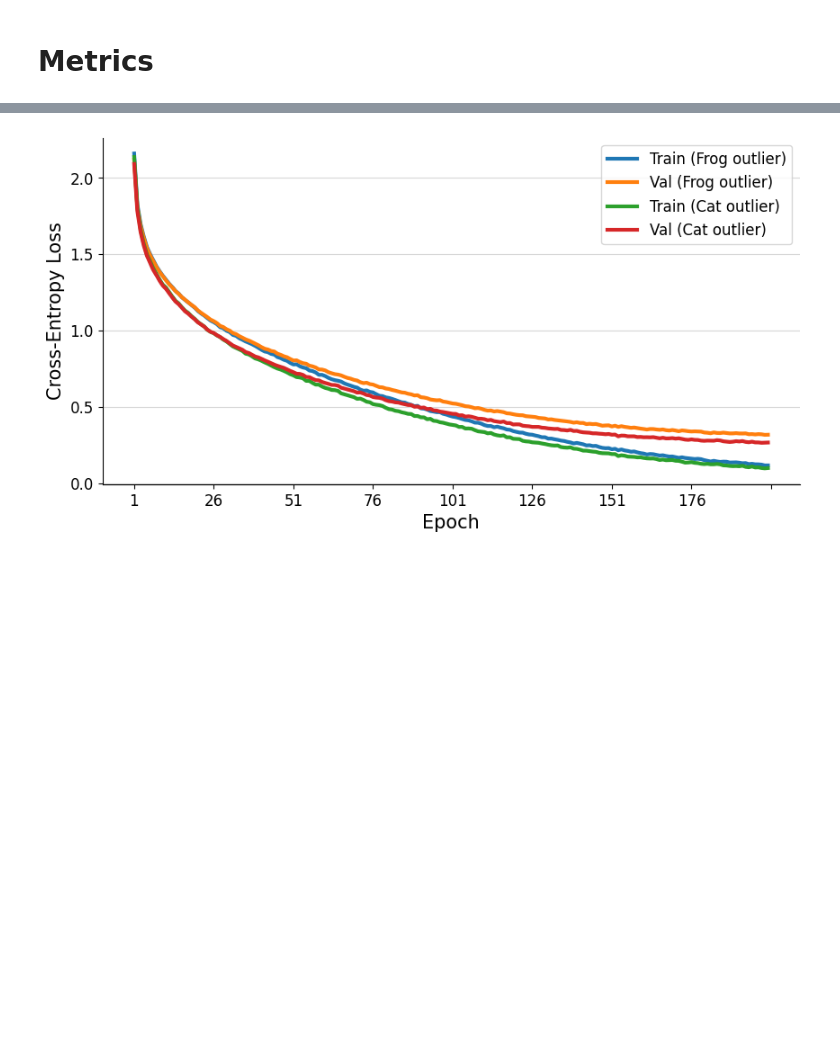
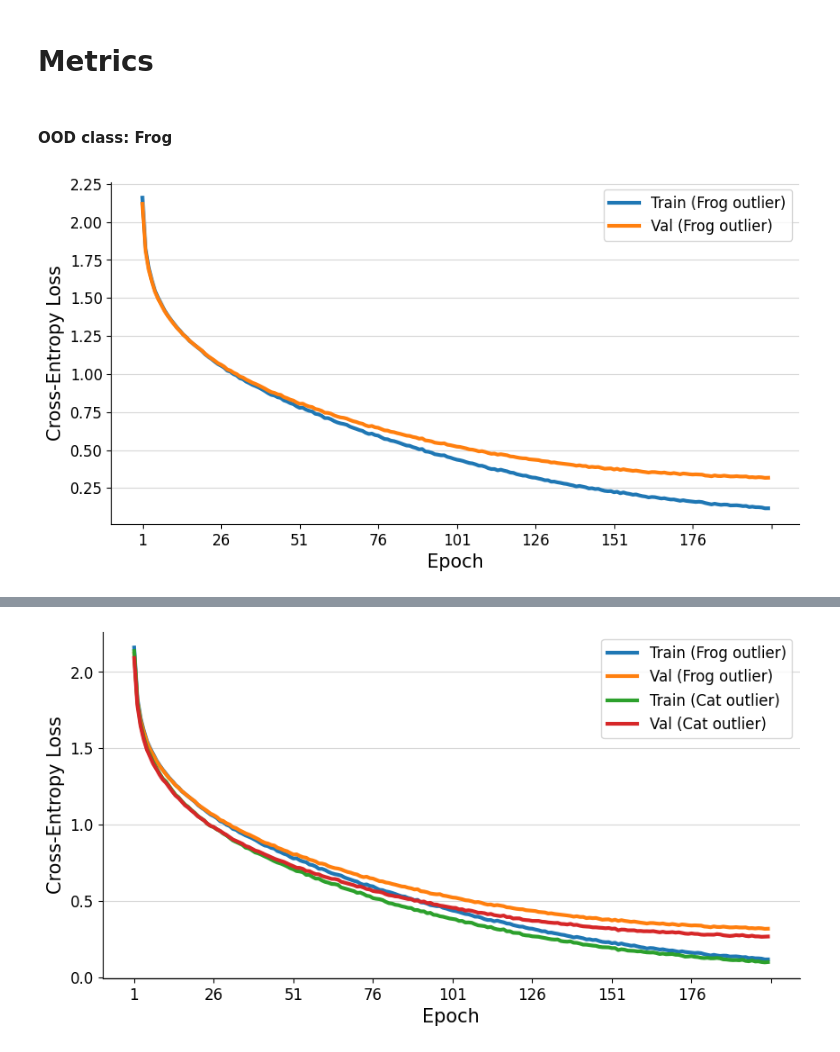
Before and after one commit to farshadsangari/ood_detection, a Jupyter notebook: EDA.ipynb, the cells around one changed output, grey strips where cells are left out. Saved outputs shown, nothing was run; the diff lists cells and outputs as text; code cells hidden in the pictures; blank space fills up the shorter version.

Commit message:
add single plots

```diff
--- a/EDA.ipynb
+++ b/EDA.ipynb
@@ -11,2 +8,27 @@ The autoreload extension is already loaded. To reload it, use:
 # %% [markdown]
 # Metrics
+# %% [markdown]
+#### OOD class: Frog
+# %%
+args_plot = {"figsize":(10,5),
+               "linewidth_plot":3,
+               "title_fontsize":25,
+               "title_padding":1,
+               "xy_ticks_fontsize":12,
+               "xylabel_fontsize":15,
+               "legend_fontsize":12,
+               "num_max_xticks":10,
+               "ylim":None,}
+
+list_of_report_paths = ["./reports/report_MyResNet18_frog_epoch_200.csv"]*2
+list_of_cols_title = ["(Frog outlier)"]*2
+
+plot_metric(list_of_cols_title = list_of_cols_title,
+            list_of_cols_name = ["CrossEntropyLoss"]*2,
+            list_of_cols_mode = ["train","val"],
+            list_of_report_paths = list_of_report_paths,
+            xy_label = ("Epoch","Cross-Entropy Loss"),
+            args_plot = args_plot,
+            compact_col="losses_avg")
+# %% [output]
+[figure, added]
```
Also changed, not shown: parts of 6 cells of this notebook.
